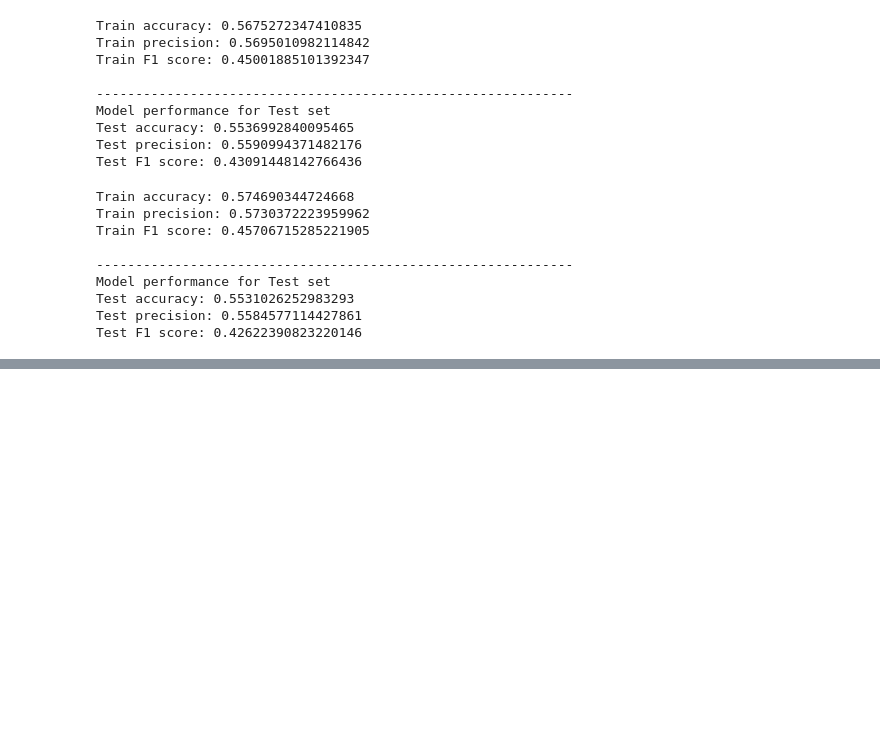
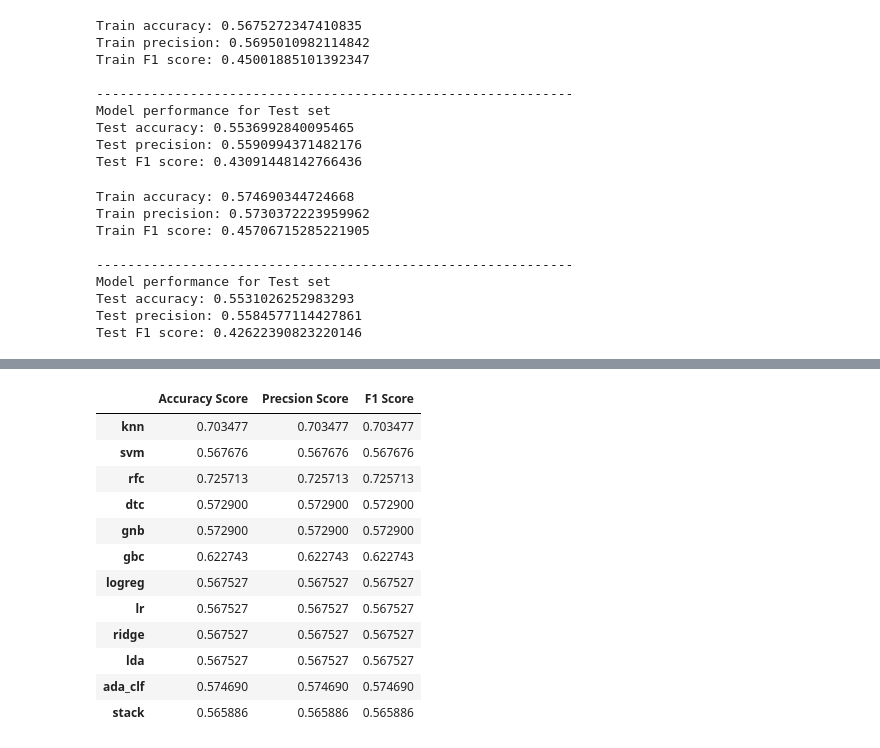
Before and after one commit to MuchemiKelvin/Hybrid-Model, a Jupyter notebook: hybridmodel.ipynb, the cells around one changed output, grey strips where cells are left out. Drawn from its saved outputs; the diff is of its cells as text; code cells hidden in the pictures; blank space fills up the shorter version.

```diff
--- a/hybridmodel.ipynb
+++ b/hybridmodel.ipynb
@@ -754,0 +923,21 @@ Test F1 score: 0.42622390823220146
+# %%
+import pandas as pd
+acc_df =pd.DataFrame.from_dict(acc_train_list, orient='index', columns=['Accuracy Score'])
+prec_df =pd.DataFrame.from_dict(acc_train_list, orient='index', columns=['Precsion Score'])
+f1_df =pd.DataFrame.from_dict(acc_train_list, orient='index', columns=['F1 Score'])
+df = pd.concat([acc_df, prec_df, f1_df], axis=1)
+df
+# %% [output]
+|  | Accuracy Score | Precsion Score | F1 Score |
+| knn | 0.703477 | 0.703477 | 0.703477 |
+| svm | 0.567676 | 0.567676 | 0.567676 |
+| rfc | 0.725713 | 0.725713 | 0.725713 |
+| dtc | 0.572900 | 0.572900 | 0.572900 |
+| gnb | 0.572900 | 0.572900 | 0.572900 |
+| gbc | 0.622743 | 0.622743 | 0.622743 |
+| logreg | 0.567527 | 0.567527 | 0.567527 |
+| lr | 0.567527 | 0.567527 | 0.567527 |
+| ridge | 0.567527 | 0.567527 | 0.567527 |
+| lda | 0.567527 | 0.567527 | 0.567527 |
+| ada_clf | 0.574690 | 0.574690 | 0.574690 |
+| stack | 0.565886 | 0.565886 | 0.565886 |
```
Also changed, not shown: parts of 6 cells of this notebook.
